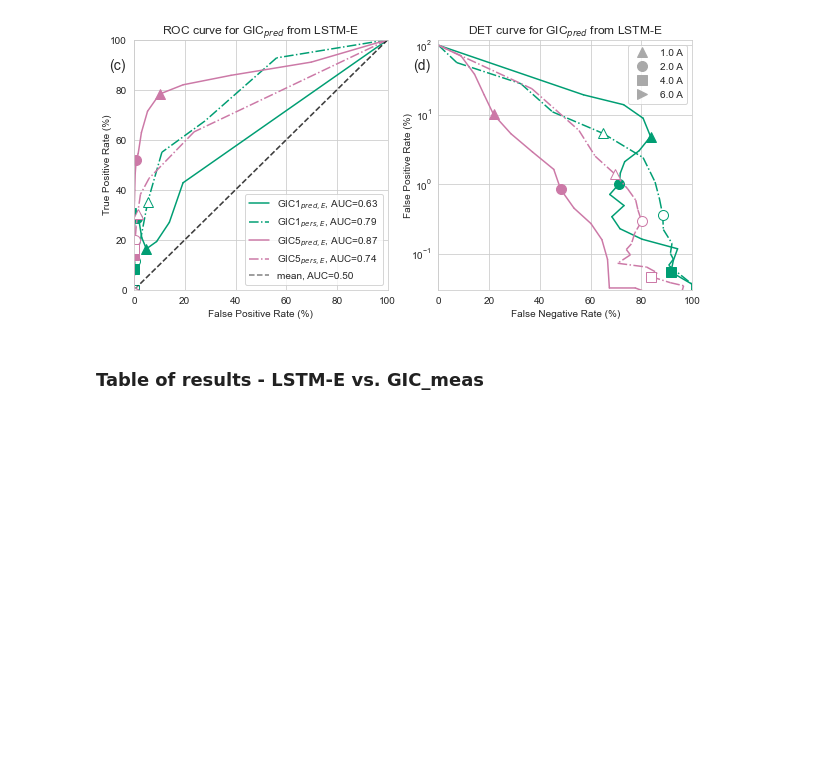
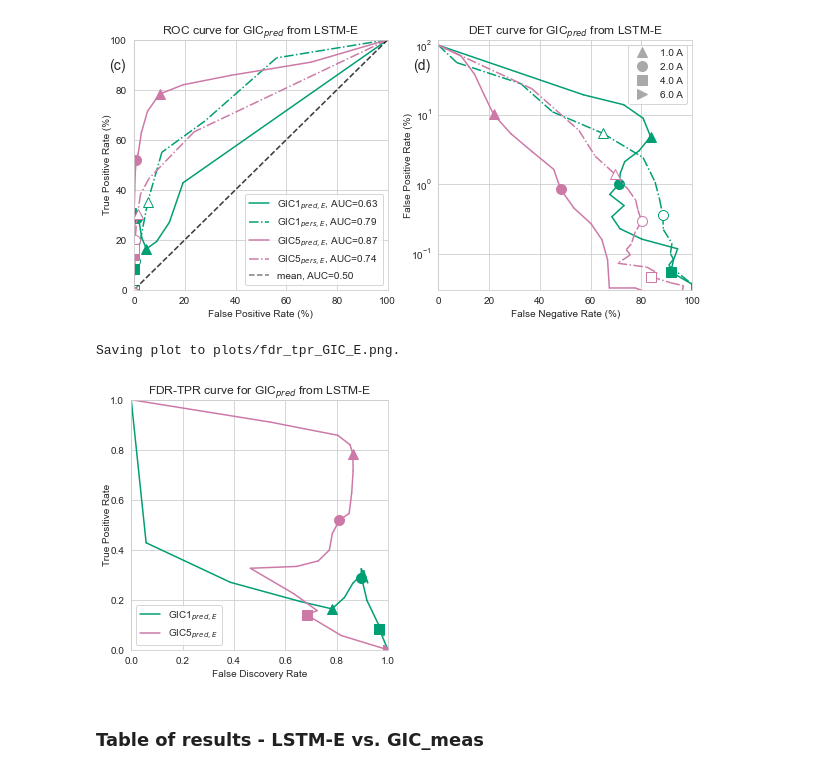
Before and after one commit to bairaelyn/SOLARWIND2GIC, a Jupyter notebook: 5_ModelEvaluation.ipynb, the cells around one changed output. Cells and saved outputs as stored; diff of their text form; code cells hidden in the pictures; blank space fills up the shorter version.

```diff
--- a/5_ModelEvaluation.ipynb
+++ b/5_ModelEvaluation.ipynb
@@ -415,6 +644,14 @@ plot_roc_det_curves(GIC5_meas, max_E_level=8, step_level=step_level, label_str='
 # %% [output]
 Saving plot to plots/roc_det_GIC_E.png.
 [figure]
+# %%
+axes = plot_fdr_tpr_curve(GIC1_meas, max_E_level=8, step_level=step_level, label_str='GIC1', sub_str=',E',
+                          marker_points=marker_points, c=c_SS1, title_str='GIC$_{pred}$ from LSTM-E', return_axes=True)
+plot_fdr_tpr_curve(GIC5_meas, max_E_level=8, step_level=step_level, label_str='GIC5', axes=axes, sub_str=',E',
+                   marker_points=marker_points, c=c_SS5, title_str='GIC$_{pred}$ from LSTM-E', savestr='GIC_E')
+# %% [output]
+Saving plot to plots/fdr_tpr_GIC_E.png.
+[figure, added]
 # %% [markdown]
 ### Table of results - LSTM-E vs. GIC_meas
 # %%
```
Also changed, not shown: parts of 7 cells of this notebook, 1 other file.
